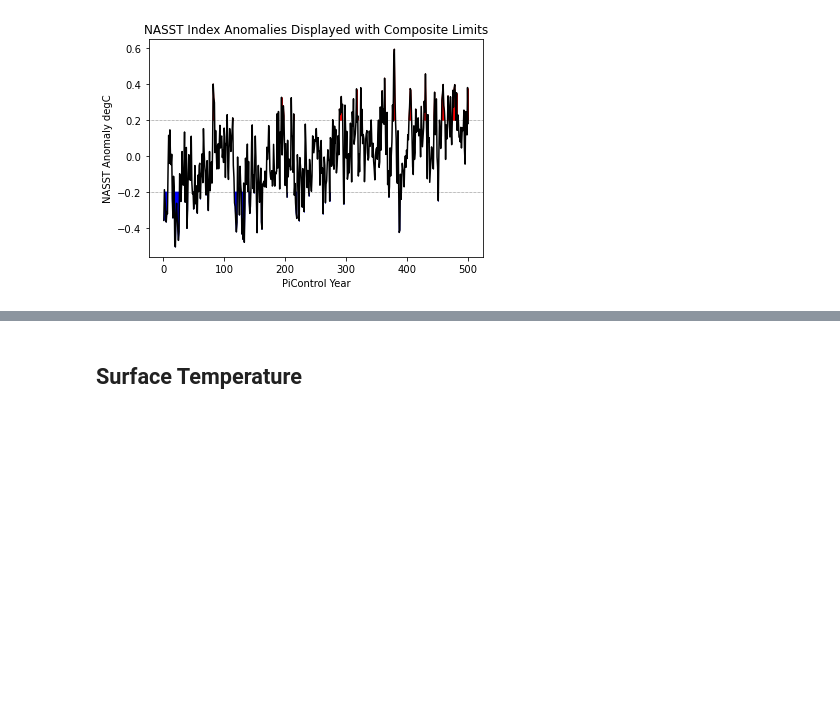
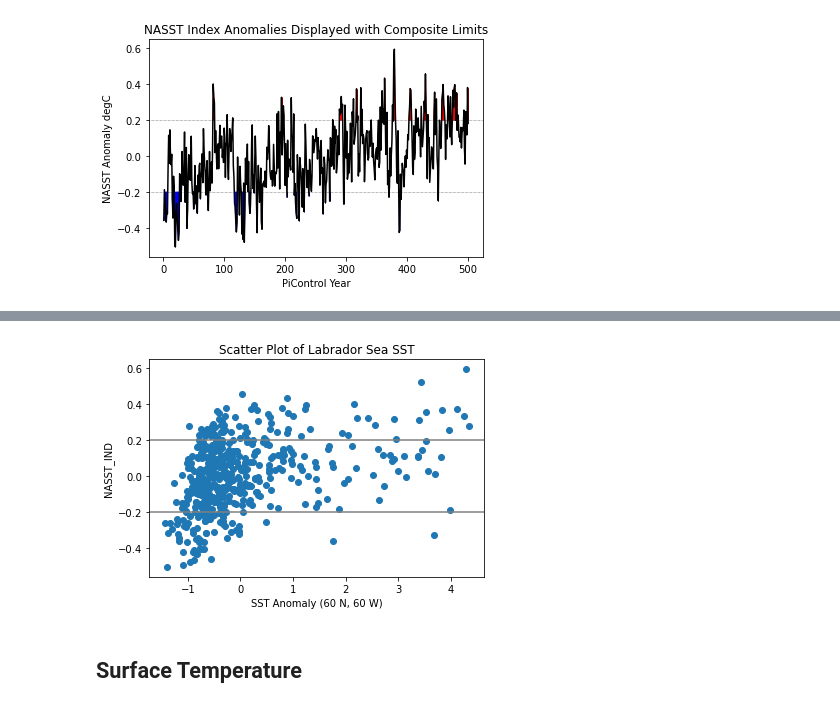
Before and after one commit to dnedza/clim680_assignments, a Jupyter notebook: clim680_assign3_dnedza.ipynb, the cells around one changed output, grey strips where cells are left out. Drawn from its saved outputs; the diff is of its cells as text; code cells hidden in the pictures; blank space fills up the shorter version.

```diff
--- a/clim680_assign3_dnedza.ipynb
+++ b/clim680_assign3_dnedza.ipynb
@@ -352,3 +495,15 @@ plt.xlabel( 'PiControl Year' );
+# %%
+##Select out the point for the high composite value
+pt_sst = sst_anoms.sel( rlat = 60, rlon = 360-60, method = 'nearest' );
+plt.scatter( pt_sst['tos'], nasst_ind );
+plt.xlabel( 'SST Anomaly (60 N, 60 W)' );
+plt.ylabel( 'NASST_IND' );
+
+plt.axhline( 0.2, color = 'gray' );
+plt.axhline( -0.2, color = 'gray' );
+plt.title( 'Scatter Plot of Labrador Sea SST' );
+# %% [output]
+[figure, added]
 # %% [markdown]
 ## Surface Temperature
 # %%
```
Also changed, not shown: parts of 6 cells of this notebook.
